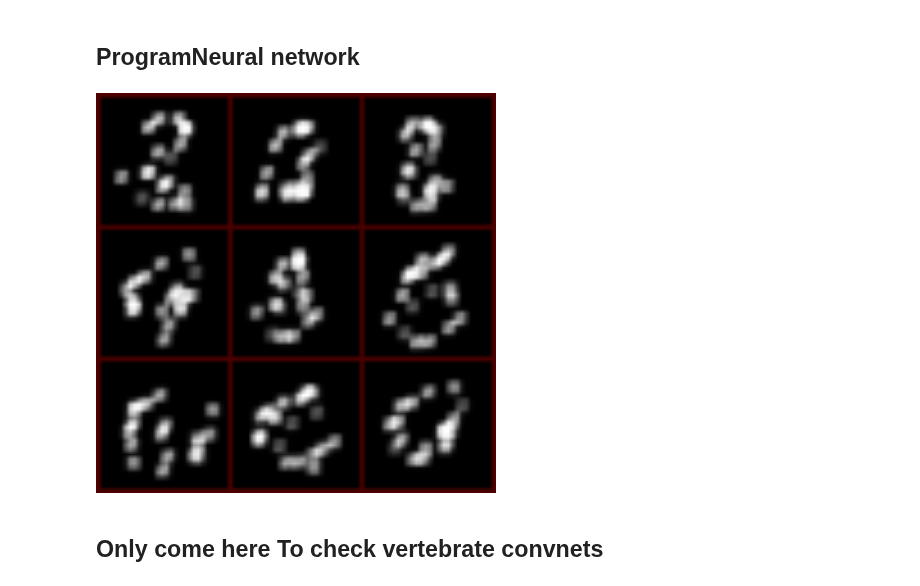
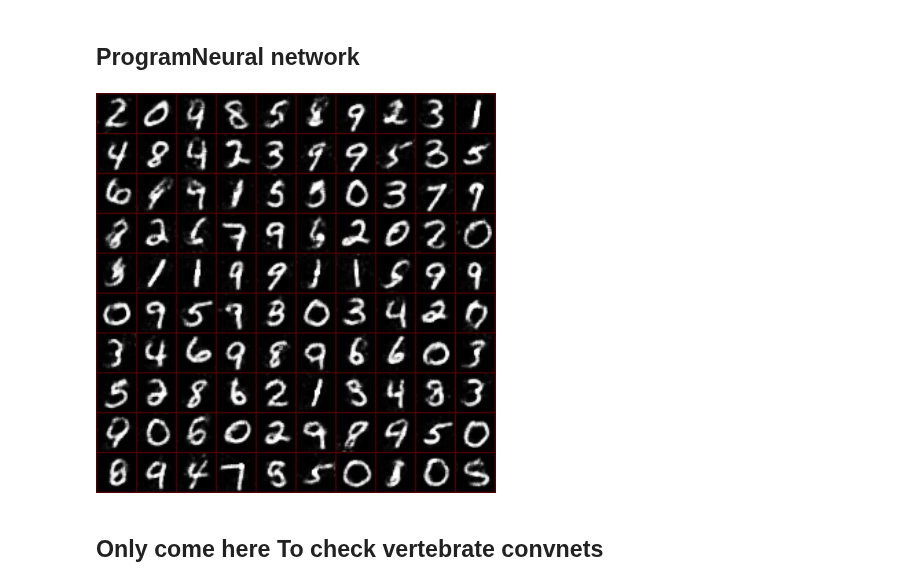
Before and after one commit to mehdidc/feature_generation, a Jupyter notebook: ipynb/generatesimple.ipynb, the cells around one changed output. Cells and saved outputs as stored; diff of their text form; code cells hidden in the pictures.

```diff
--- a/ipynb/generatesimple.ipynb
+++ b/ipynb/generatesimple.ipynb
@@ -165,10 +166,14 @@ reprs_[reprs_>0]=0.9
+# %%
+coords_ = coords.copy()
+reprs_ = reprs.copy()
+reprs_[:,5:]=0
 # %%
 Xrec = render(coords_, reprs_)
-img = disp_grid(Xrec[0:9], border=1, bordercolor=(0.3,0,0))
+img = disp_grid(Xrec, border=1, bordercolor=(0.3,0,0))
 imsave('out.png', img)
 Image('out.png', width=400, height=400)
 # %% [output]
-[figure, old version]
+[figure, new version]
 # %% [markdown]
 ## Only come here To check vertebrate  convnets
 # %%
```
Also changed, not shown: parts of 9 cells of this notebook, 3 other files.
